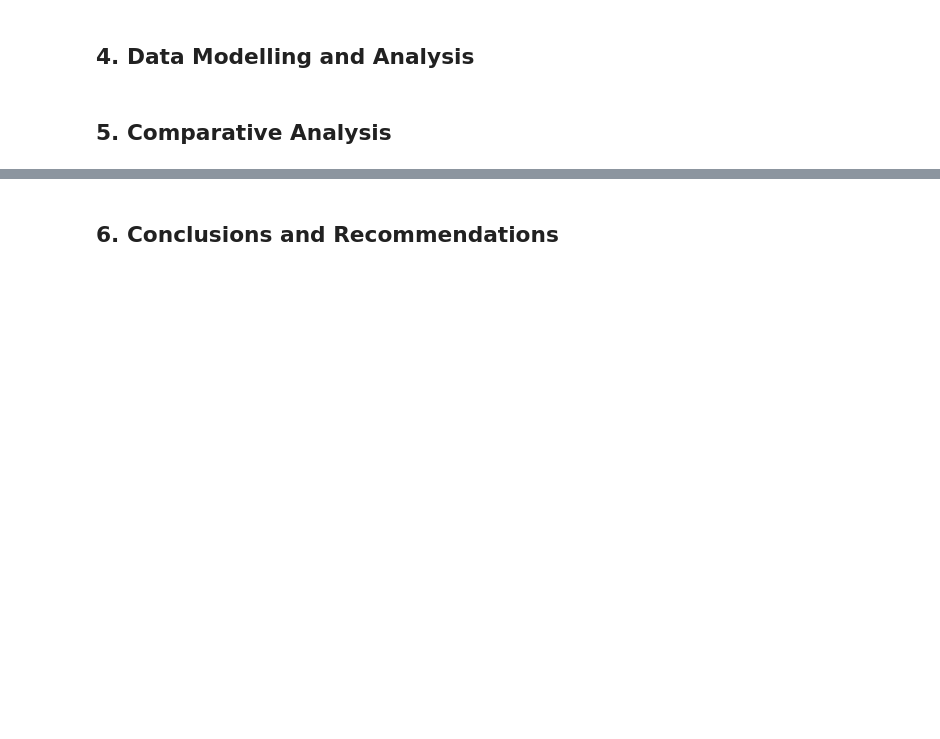
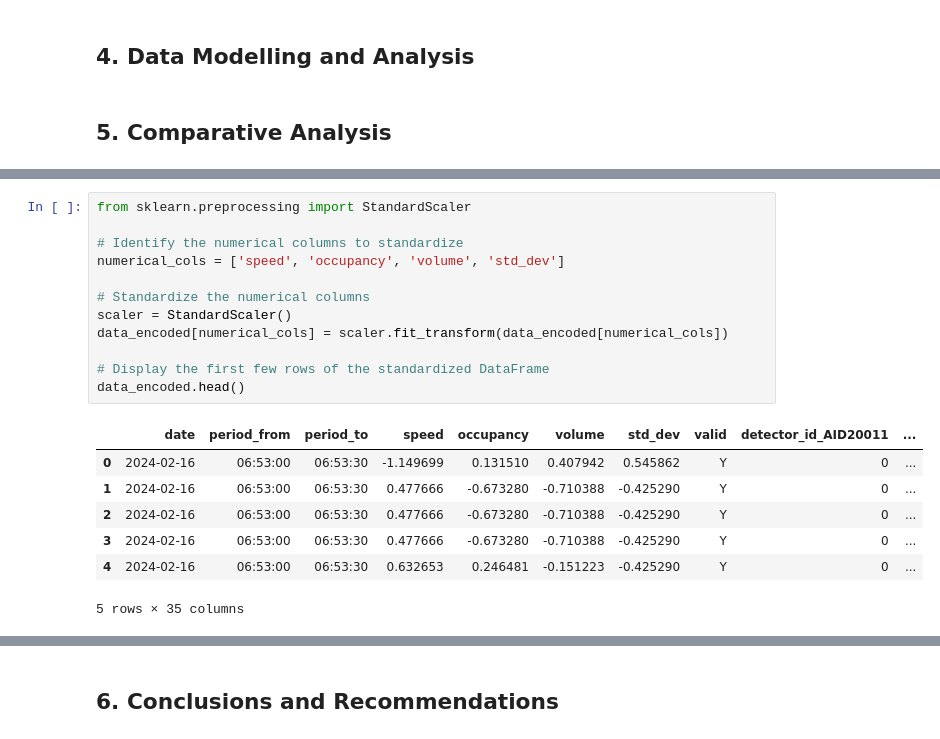
Before and after one commit to linxianying/G12_GuidedProject, a Jupyter notebook: traffic_air_sg.ipynb, the cells around one changed output, grey strips where cells are left out. Cells and saved outputs as stored; diff of their text form; blank space fills up the shorter version.

```diff
--- a/traffic_air_sg.ipynb
+++ b/traffic_air_sg.ipynb
@@ -729,0 +769,20 @@ plt.show()
+# %%
+from sklearn.preprocessing import StandardScaler
+
+# Identify the numerical columns to standardize
+numerical_cols = ['speed', 'occupancy', 'volume', 'std_dev']
+
+# Standardize the numerical columns
+scaler = StandardScaler()
+data_encoded[numerical_cols] = scaler.fit_transform(data_encoded[numerical_cols])
+
+# Display the first few rows of the standardized DataFrame
+data_encoded.head()
+# %% [output]
+|  | date | period_from | period_to | speed | occupancy | volume | std_dev | valid | detector_id_AID20011 | ... |
+| 0 | 2024-02-16 | 06:53:00 | 06:53:30 | -1.149699 | 0.131510 | 0.407942 | 0.545862 | Y | 0 | ... |
+| 1 | 2024-02-16 | 06:53:00 | 06:53:30 | 0.477666 | -0.673280 | -0.710388 | -0.425290 | Y | 0 | ... |
+| 2 | 2024-02-16 | 06:53:00 | 06:53:30 | 0.477666 | -0.673280 | -0.710388 | -0.425290 | Y | 0 | ... |
+| 3 | 2024-02-16 | 06:53:00 | 06:53:30 | 0.477666 | -0.673280 | -0.710388 | -0.425290 | Y | 0 | ... |
+| 4 | 2024-02-16 | 06:53:00 | 06:53:30 | 0.632653 | 0.246481 | -0.151223 | -0.425290 | Y | 0 | ... |
+5 rows × 35 columns
```
Also changed, not shown: parts of 8 cells of this notebook.
